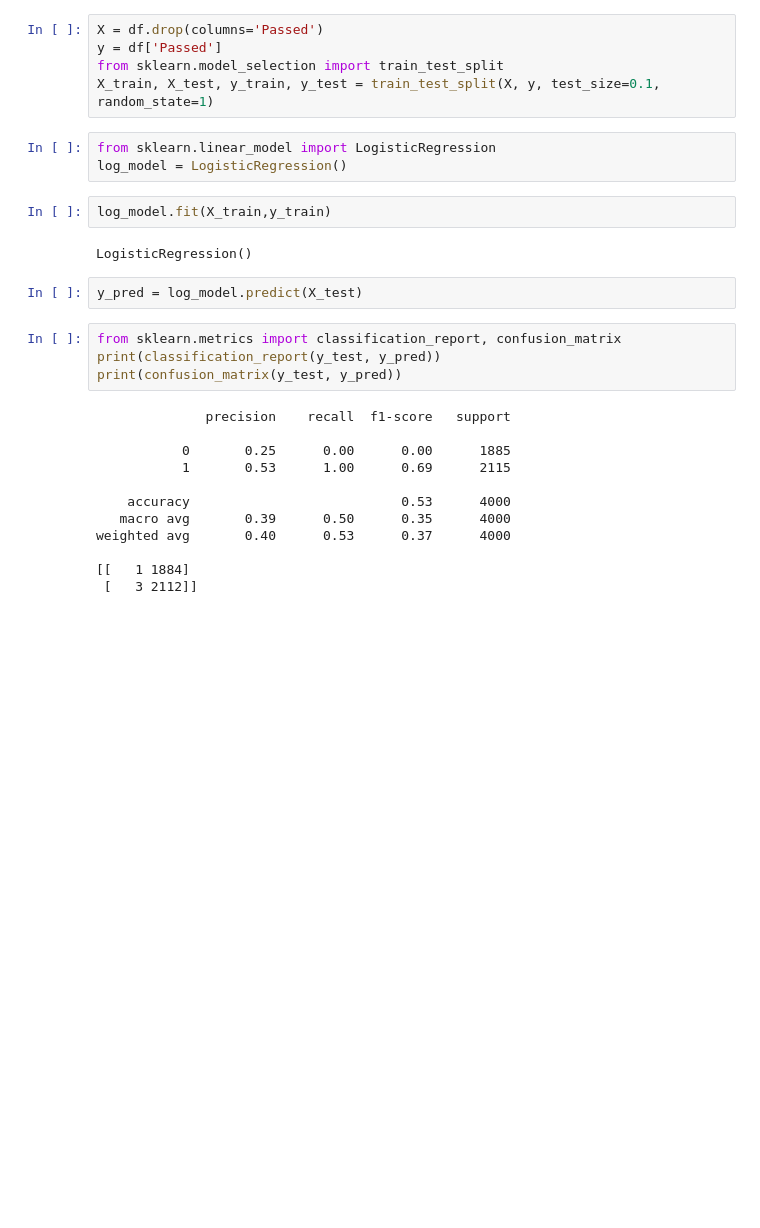
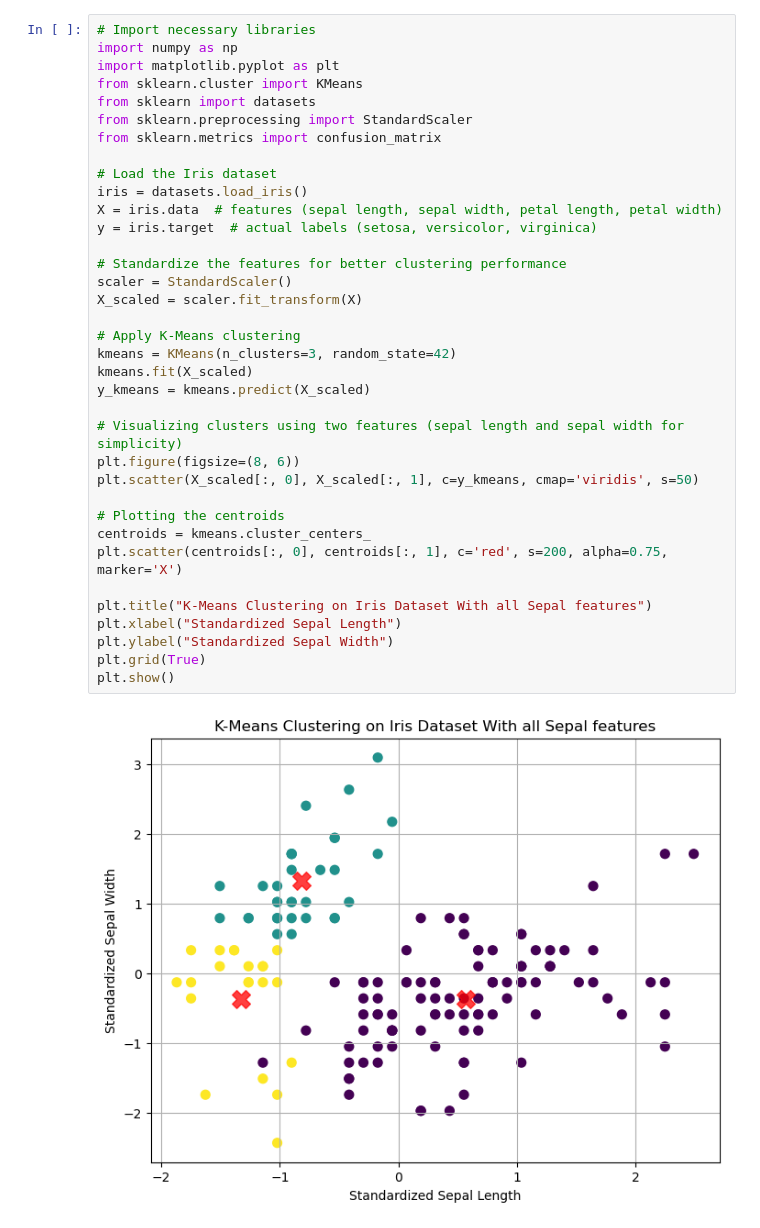
Before and after one commit to Abdullasaqib/ML-Projects, a Jupyter notebook: Untitled.ipynb, the cells around one changed output. Saved outputs shown, nothing was run; the diff lists cells and outputs as text; blank space fills up the shorter version.

```diff
--- a/Untitled.ipynb
+++ b/Untitled.ipynb
@@ -69,30 +1,38 @@ memory usage: 1.4 MB
-# %%
-X = df.drop(columns='Passed')
-y = df['Passed']
-from sklearn.model_selection import train_test_split
-X_train, X_test, y_train, y_test = train_test_split(X, y, test_size=0.1, random_state=1)
-# %%
-from sklearn.linear_model import LogisticRegression
-log_model = LogisticRegression()
-# %%
-log_model.fit(X_train,y_train)
-# %% [output]
-LogisticRegression()
-# %%
-y_pred = log_model.predict(X_test)
-# %%
-from sklearn.metrics import classification_report, confusion_matrix
-print(classification_report(y_test, y_pred))
-print(confusion_matrix(y_test, y_pred))
-# %% [output]
-              precision    recall  f1-score   support
-
-           0       0.25      0.00      0.00      1885
-           1       0.53      1.00      0.69      2115
-
-    accuracy                           0.53      4000
-   macro avg       0.39      0.50      0.35      4000
-weighted avg       0.40      0.53      0.37      4000
-
-[[   1 1884]
- [   3 2112]]
+# %%
+# Import necessary libraries
+import numpy as np
+import matplotlib.pyplot as plt
+from sklearn.cluster import KMeans
+from sklearn import datasets
+from sklearn.preprocessing import StandardScaler
+from sklearn.metrics import confusion_matrix
+
+# Load the Iris dataset
+iris = datasets.load_iris()
+X = iris.data  # features (sepal length, sepal width, petal length, petal width)
+y = iris.target  # actual labels (setosa, versicolor, virginica)
+
+# Standardize the features for better clustering performance
+scaler = StandardScaler()
+X_scaled = scaler.fit_transform(X)
+
+# Apply K-Means clustering
+kmeans = KMeans(n_clusters=3, random_state=42)
+kmeans.fit(X_scaled)
+y_kmeans = kmeans.predict(X_scaled)
+
+# Visualizing clusters using two features (sepal length and sepal width for simplicity)
+plt.figure(figsize=(8, 6))
+plt.scatter(X_scaled[:, 0], X_scaled[:, 1], c=y_kmeans, cmap='viridis', s=50)
+
+# Plotting the centroids
+centroids = kmeans.cluster_centers_
+plt.scatter(centroids[:, 0], centroids[:, 1], c='red', s=200, alpha=0.75, marker='X')
+
+plt.title("K-Means Clustering on Iris Dataset With all Sepal features")
+plt.xlabel("Standardized Sepal Length")
+plt.ylabel("Standardized Sepal Width")
+plt.grid(True)
+plt.show()
+# %% [output]
+[figure, added]
```
Also changed, not shown: parts of 8 cells of this notebook, 28 other files.
